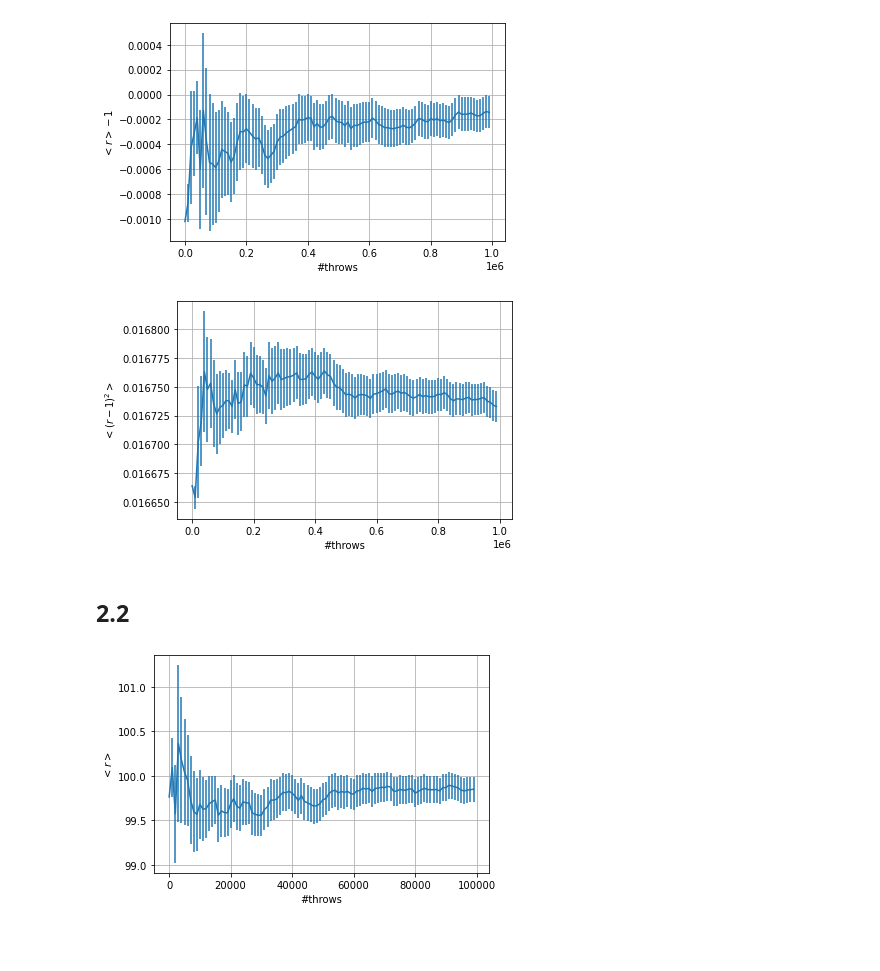
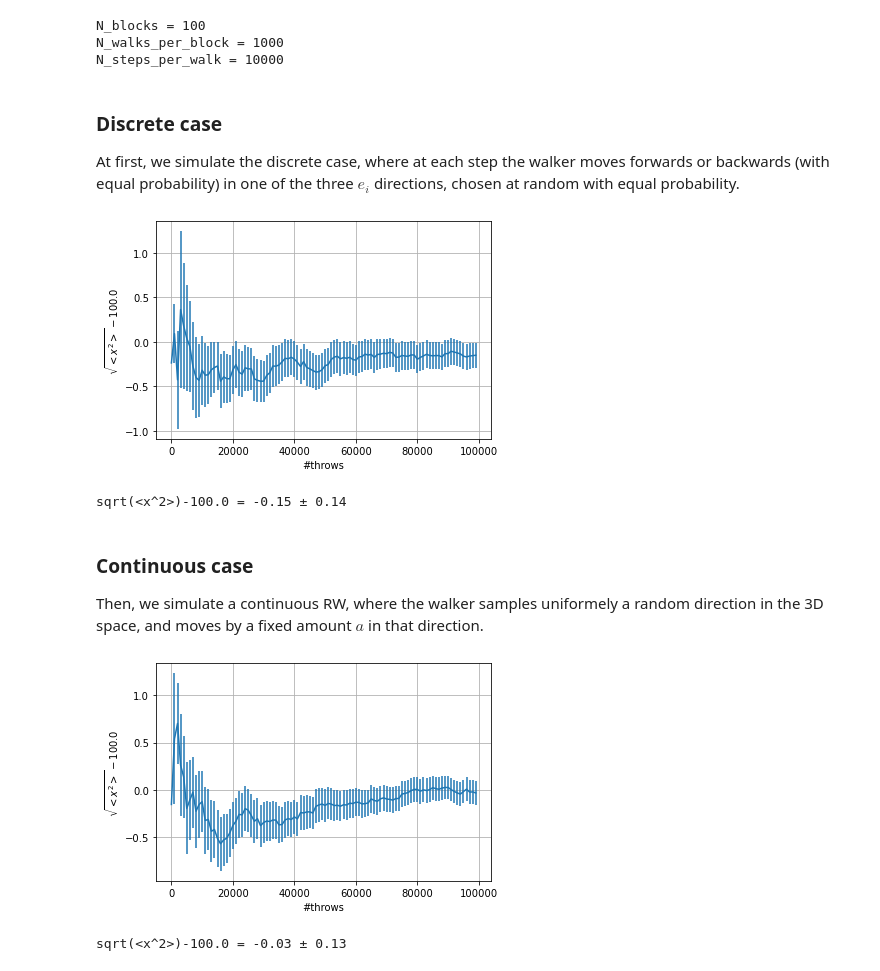
Before and after one commit to teozec/numerical-simulation, a Jupyter notebook: 2/2.ipynb, the cells around one changed output. Saved outputs shown, nothing was run; the diff lists cells and outputs as text; code cells hidden in the pictures; blank space fills up the shorter version.

```diff
--- a/2/2.ipynb
+++ b/2/2.ipynb
@@ -52,20 +104,49 @@ data = np.loadtxt("data/2.1-importance.dat")
+# %%
+with open("data/2.2-info.dat") as file:
+    N_blocks = int(file.readline())
+    N_walks_per_block = int(file.readline())
+    N_steps_per_walk = int(file.readline())
+print(f"N_blocks = {N_blocks}\nN_walks_per_block = {N_walks_per_block}\nN_steps_per_walk = {N_steps_per_walk}")
+
+data_disc = np.loadtxt("data/2.2-disc.dat")
+data_cont = np.loadtxt("data/2.2-cont.dat")
+# %% [output]
+N_blocks = 100
+N_walks_per_block = 1000
+N_steps_per_walk = 10000
+# %% [markdown]
+### Discrete case
+
+At first, we simulate the discrete case, where at each step the walker moves forwards or backwards (with equal probability) in one of the three $e_i$ directions, chosen at random with equal probability.
 # %%
-y = blocks_value(data[:,0])
-plt.errorbar(x,y[:,0]-1, yerr=y[:,1])
+x = np.arange(N_blocks) * N_walks_per_block
+y = blocks_value(data_disc)
+expected = np.sqrt(N_steps_per_walk)
+
+plt.errorbar(x, y[:,0]-expected, yerr=y[:,1])
 plt.xlabel(r"#throws")
-plt.ylabel(r"$<r>-1$")
+plt.ylabel(r"$\sqrt{<x^2>}-" f"{expected}" r"$")
 plt.grid(True)
 plt.show()
+print(f"sqrt(<x^2>)-{expected} = {y[-1,0]-expected:.2f} ± {y[-1,1]:.2f}")
 # %% [output]
-[figure, old version]
+[figure, new version]
+sqrt(<x^2>)-100.0 = -0.15 ± 0.14
+# %% [markdown]
+### Continuous case
+
+Then, we simulate a continuous RW, where the walker samples uniformely a random direction in the 3D space, and moves by a fixed amount $a$ in that direction.
 # %%
-y = blocks_value(data[:, 1])
-plt.errorbar(x, y[:, 0], yerr=y[:, 1])
+x = np.arange(N_blocks) * N_walks_per_block
+y = blocks_value(data_cont)
+expected = np.sqrt(N_steps_per_walk)
+
+plt.errorbar(x, y[:,0]-expected, yerr=y[:,1])
 plt.xlabel(r"#throws")
-plt.ylabel(r"$<(r-1)^2>$")
+plt.ylabel(r"$\sqrt{<x^2>}-" f"{expected}" r"$")
 plt.grid(True)
 plt.show()
+print(f"sqrt(<x^2>)-{expected} = {y[-1,0]-expected:.2f} ± {y[-1,1]:.2f}")
 # %% [output]
-[figure, old version]
+[figure, new version]
+sqrt(<x^2>)-100.0 = -0.03 ± 0.13
-# %% [markdown]
-## 2.2
@@ -81,9 +152,0 @@ data = np.loadtxt("data/2.2-disc.dat")
-# %%
-y = blocks_value(data)
-plt.errorbar(x,y[:,0], yerr=y[:,1])
-plt.xlabel(r"#throws")
-plt.ylabel(r"$<r>$")
-plt.grid(True)
-plt.show()
-# %% [output]
-[figure, removed]
```
Also changed, not shown: parts of 18 cells of this notebook, 4 other files.
